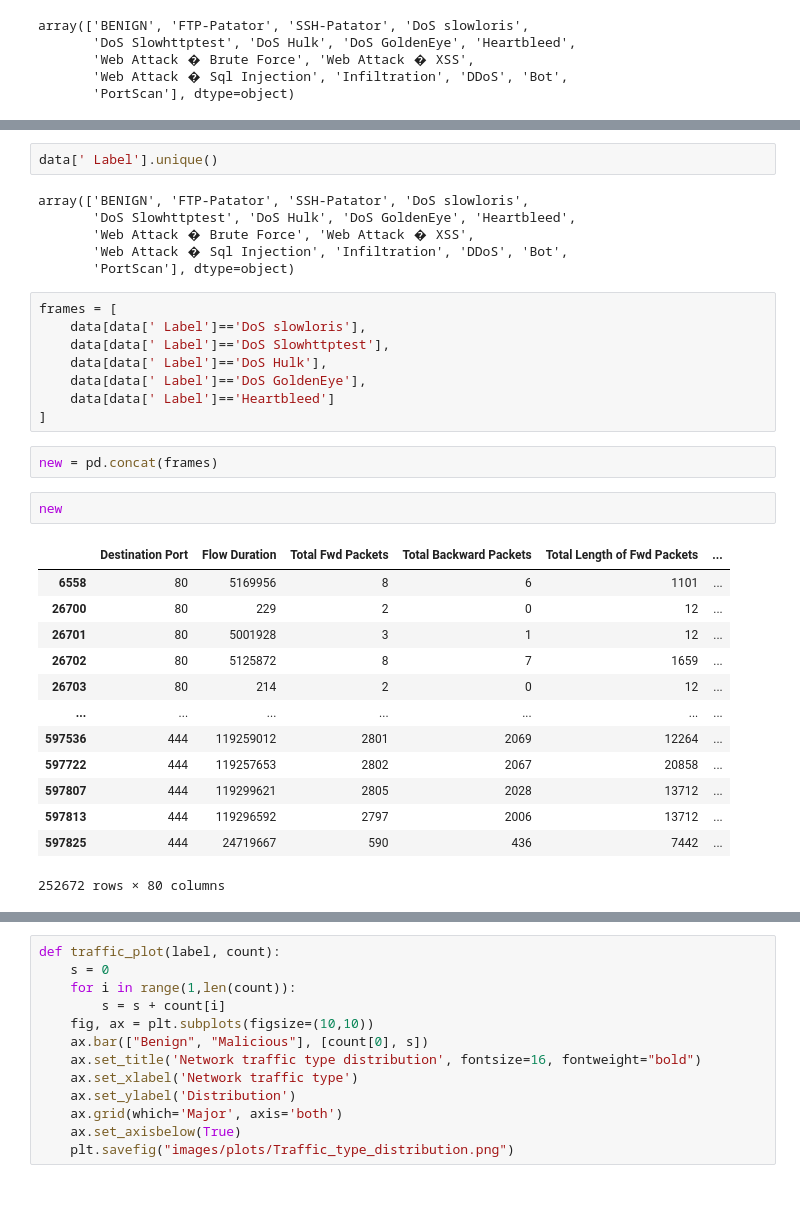
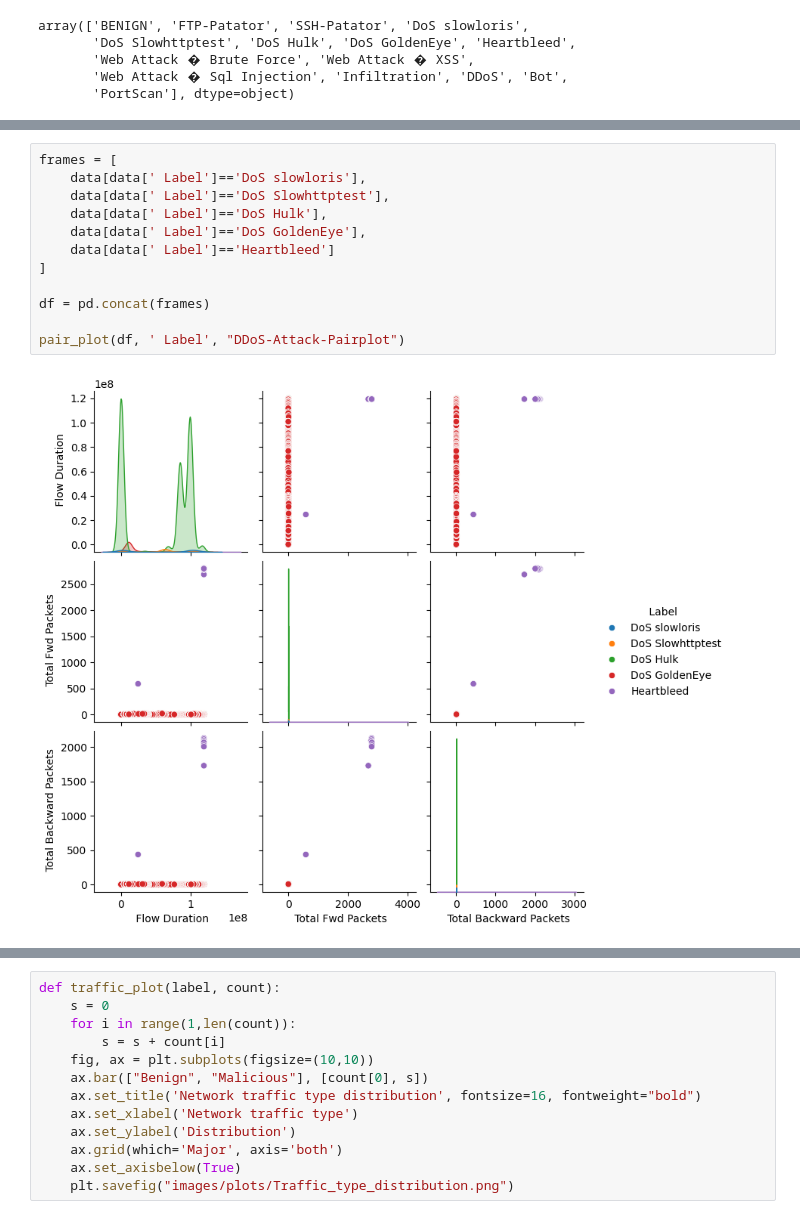
Before and after one commit to KostasEreksonas/IDS_test, a Jupyter notebook: CIC-IDS-2017.ipynb, the cells around one changed output, grey strips where cells are left out. Saved outputs shown, nothing was run; the diff lists cells and outputs as text.

```diff
--- a/CIC-IDS-2017.ipynb
+++ b/CIC-IDS-2017.ipynb
@@ -244,34 +321,14 @@ Wall time: 2.8 s
-# %%
-data[' Label'].unique()
-# %% [output]
-array(['BENIGN', 'FTP-Patator', 'SSH-Patator', 'DoS slowloris',
-       'DoS Slowhttptest', 'DoS Hulk', 'DoS GoldenEye', 'Heartbleed',
-       'Web Attack � Brute Force', 'Web Attack � XSS',
-       'Web Attack � Sql Injection', 'Infiltration', 'DDoS', 'Bot',
-       'PortScan'], dtype=object)
 # %%
 frames = [
     data[data[' Label']=='DoS slowloris'],
     data[data[' Label']=='DoS Slowhttptest'],
     data[data[' Label']=='DoS Hulk'],
     data[data[' Label']=='DoS GoldenEye'],
     data[data[' Label']=='Heartbleed']
 ]
+
+df = pd.concat(frames)
+
+pair_plot(df, ' Label', "DDoS-Attack-Pairplot")
+# %% [output]
+[figure, added]
-# %%
-new = pd.concat(frames)
-# %%
-new
-# %% [output]
-|  | Destination Port | Flow Duration | Total Fwd Packets | Total Backward Packets | Total Length of Fwd Packets | ... |
-| 6558 | 80 | 5169956 | 8 | 6 | 1101 | ... |
-| 26700 | 80 | 229 | 2 | 0 | 12 | ... |
-| 26701 | 80 | 5001928 | 3 | 1 | 12 | ... |
-| 26702 | 80 | 5125872 | 8 | 7 | 1659 | ... |
-| 26703 | 80 | 214 | 2 | 0 | 12 | ... |
-| ... | ... | ... | ... | ... | ... | ... |
-| 597536 | 444 | 119259012 | 2801 | 2069 | 12264 | ... |
-| 597722 | 444 | 119257653 | 2802 | 2067 | 20858 | ... |
-| 597807 | 444 | 119299621 | 2805 | 2028 | 13712 | ... |
-| 597813 | 444 | 119296592 | 2797 | 2006 | 13712 | ... |
-| 597825 | 444 | 24719667 | 590 | 436 | 7442 | ... |
-252672 rows × 80 columns
```
Also changed, not shown: parts of 33 cells of this notebook.
